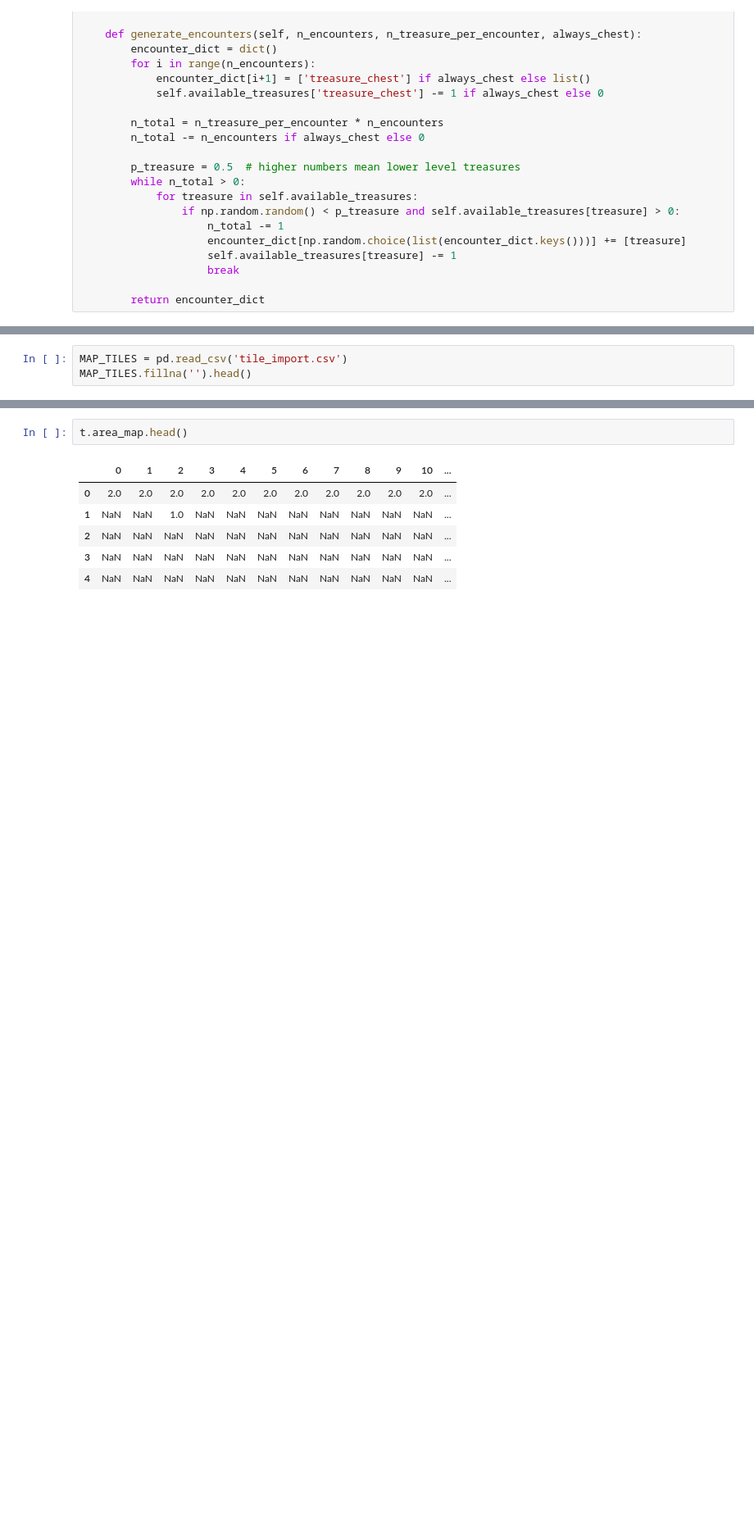
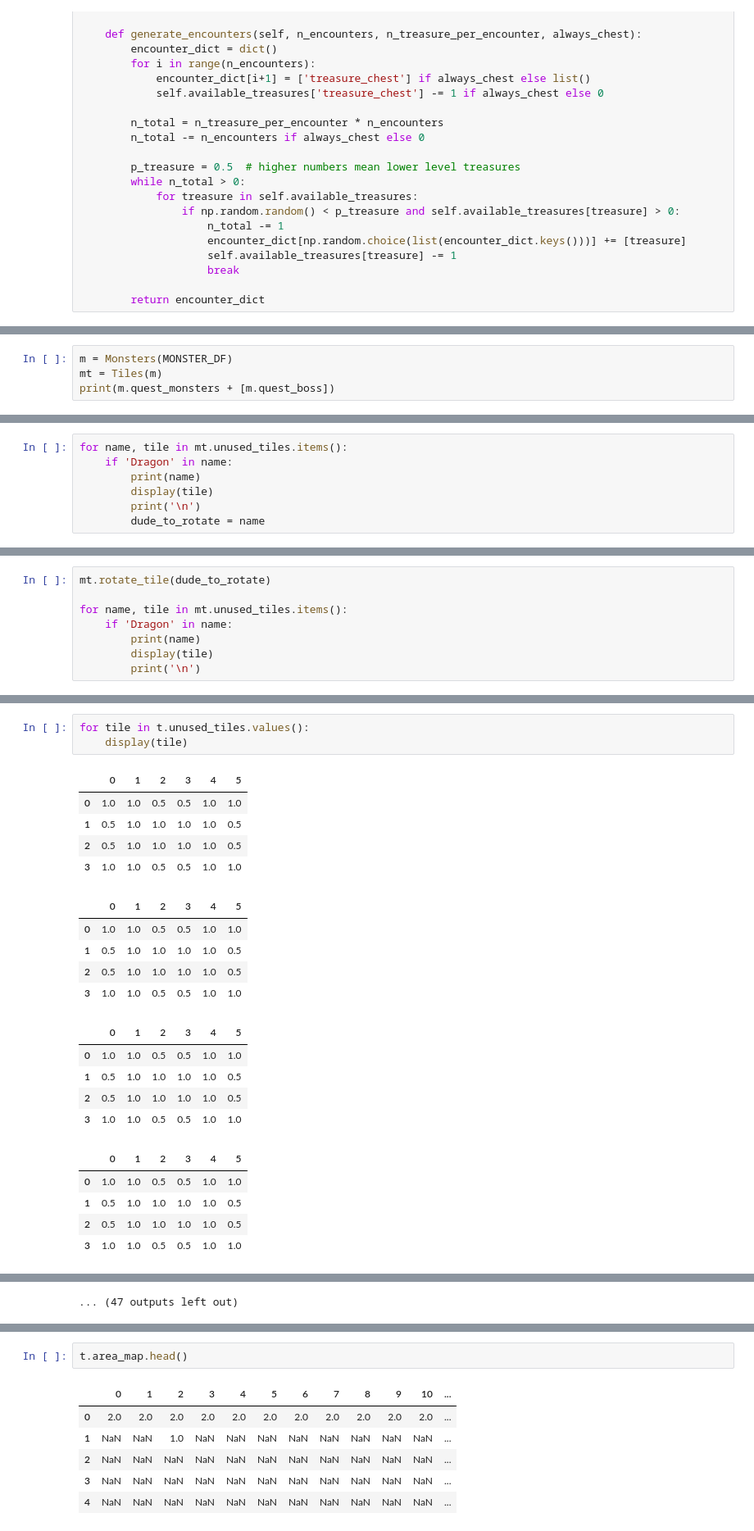
Before and after one commit to KevinCarr42/Descent_AI, a Jupyter notebook: DescentMapGenerator.ipynb, the cells around one changed output, grey strips where cells are left out. Shown at 82% size. Drawn from its saved outputs; the diff is of its cells as text; blank space fills up the shorter version.

```diff
--- a/DescentMapGenerator.ipynb
+++ b/DescentMapGenerator.ipynb
@@ -223,3 +200,0 @@ Golem
-# %%
-MAP_TILES = pd.read_csv('tile_import.csv')
-MAP_TILES.fillna('').head()
@@ -232,0 +255,4 @@ MAP_TILES.fillna('').head()
+# %%
+m = Monsters(MONSTER_DF)
+mt = Tiles(m)
+print(m.quest_monsters + [m.quest_boss])
@@ -232,0 +261,7 @@ MAP_TILES.fillna('').head()
+# %%
+for name, tile in mt.unused_tiles.items():
+    if 'Dragon' in name:
+        print(name)
+        display(tile)
+        print('\n')
+        dude_to_rotate = name
@@ -232,0 +274,8 @@ MAP_TILES.fillna('').head()
+# %%
+mt.rotate_tile(dude_to_rotate)
+
+for name, tile in mt.unused_tiles.items():
+    if 'Dragon' in name:
+        print(name)
+        display(tile)
+        print('\n')
@@ -232,0 +418,24 @@ MAP_TILES.fillna('').head()
+# %%
+for tile in t.unused_tiles.values():
+    display(tile)
+# %% [output]
+|  | 0 | 1 | 2 | 3 | 4 | 5 |
+| 0 | 1.0 | 1.0 | 0.5 | 0.5 | 1.0 | 1.0 |
+| 1 | 0.5 | 1.0 | 1.0 | 1.0 | 1.0 | 0.5 |
+| 2 | 0.5 | 1.0 | 1.0 | 1.0 | 1.0 | 0.5 |
+| 3 | 1.0 | 1.0 | 0.5 | 0.5 | 1.0 | 1.0 |
+|  | 0 | 1 | 2 | 3 | 4 | 5 |
+| 0 | 1.0 | 1.0 | 0.5 | 0.5 | 1.0 | 1.0 |
+| 1 | 0.5 | 1.0 | 1.0 | 1.0 | 1.0 | 0.5 |
+| 2 | 0.5 | 1.0 | 1.0 | 1.0 | 1.0 | 0.5 |
+| 3 | 1.0 | 1.0 | 0.5 | 0.5 | 1.0 | 1.0 |
+|  | 0 | 1 | 2 | 3 | 4 | 5 |
+| 0 | 1.0 | 1.0 | 0.5 | 0.5 | 1.0 | 1.0 |
+| 1 | 0.5 | 1.0 | 1.0 | 1.0 | 1.0 | 0.5 |
+| 2 | 0.5 | 1.0 | 1.0 | 1.0 | 1.0 | 0.5 |
+| 3 | 1.0 | 1.0 | 0.5 | 0.5 | 1.0 | 1.0 |
+|  | 0 | 1 | 2 | 3 | 4 | 5 |
+| 0 | 1.0 | 1.0 | 0.5 | 0.5 | 1.0 | 1.0 |
+| 1 | 0.5 | 1.0 | 1.0 | 1.0 | 1.0 | 0.5 |
+| 2 | 0.5 | 1.0 | 1.0 | 1.0 | 1.0 | 0.5 |
+| 3 | 1.0 | 1.0 | 0.5 | 0.5 | 1.0 | 1.0 |
@@ -232,0 +482 @@ MAP_TILES.fillna('').head()
+... (47 outputs left out)
```
Also changed, not shown: parts of 14 cells of this notebook, 1 other file.
